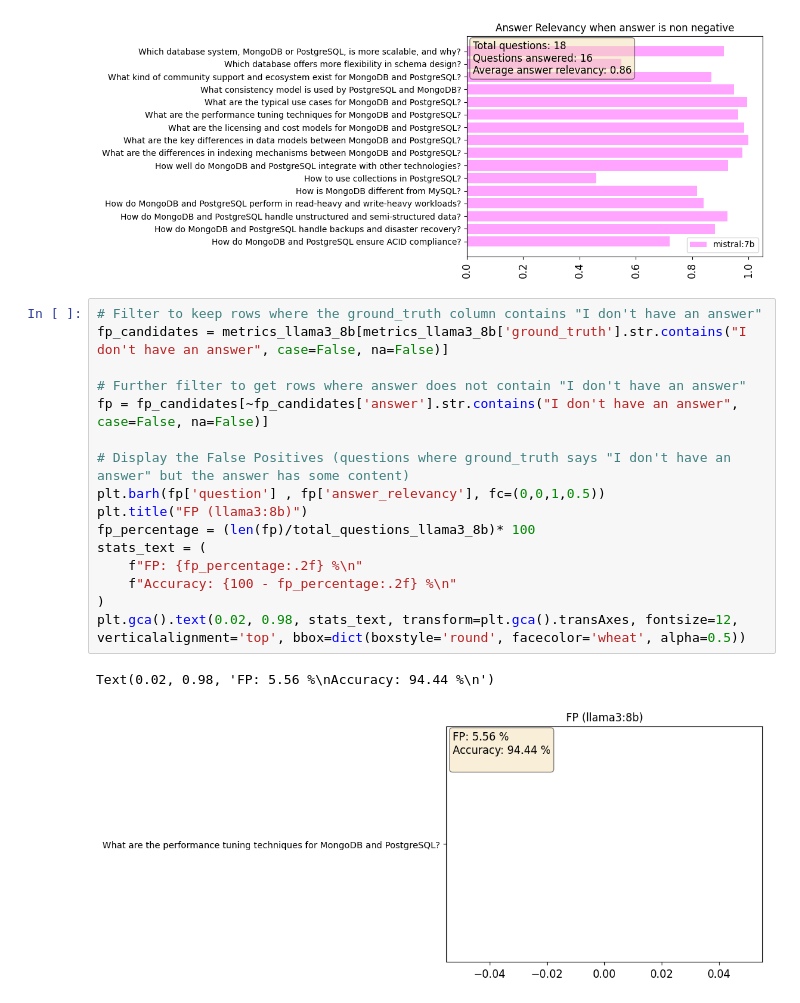
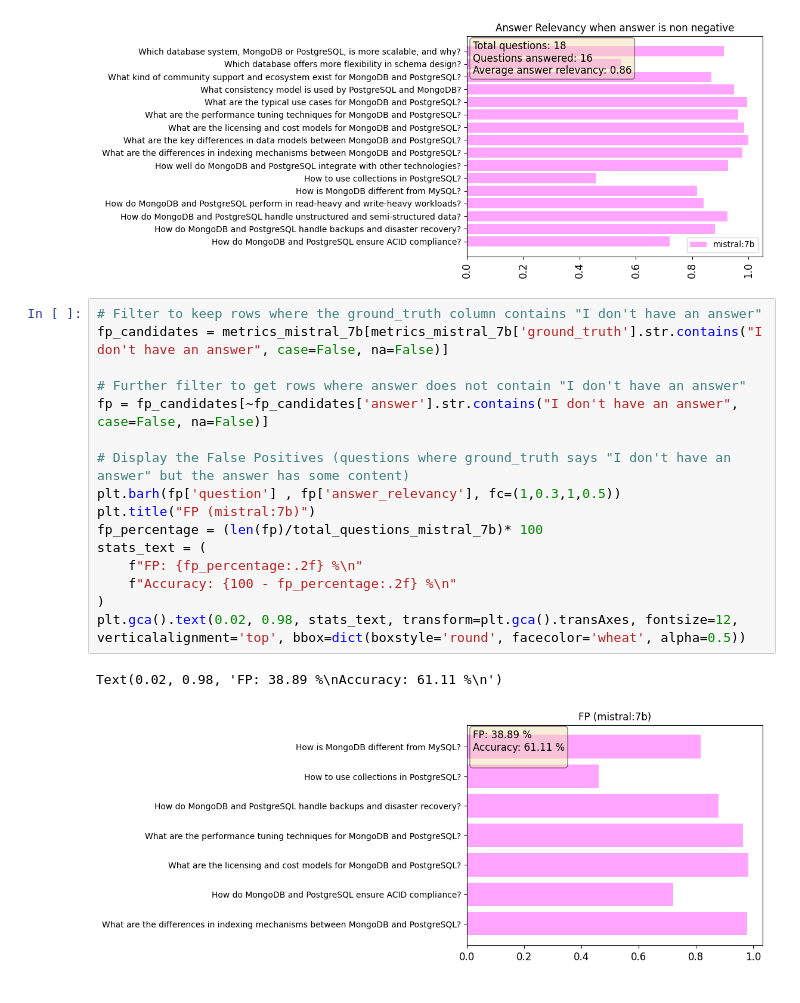
Before and after one commit to HarshitMishra76/vector-db-test, a Jupyter notebook: metrics.ipynb, the cells around one changed output. Saved outputs shown, nothing was run; the diff lists cells and outputs as text.

```diff
--- a/metrics.ipynb
+++ b/metrics.ipynb
@@ -120,20 +141,20 @@ Text(0.5, 1.0, 'Answer Relevancy when answer is non negative')
 [figure]
 # %%
 # Filter to keep rows where the ground_truth column contains "I don't have an answer"
-fp_candidates = metrics_llama3_8b[metrics_llama3_8b['ground_truth'].str.contains("I don't have an answer", case=False, na=False)]
+fp_candidates = metrics_mistral_7b[metrics_mistral_7b['ground_truth'].str.contains("I don't have an answer", case=False, na=False)]
 
 # Further filter to get rows where answer does not contain "I don't have an answer"
 fp = fp_candidates[~fp_candidates['answer'].str.contains("I don't have an answer", case=False, na=False)]
 
 # Display the False Positives (questions where ground_truth says "I don't have an answer" but the answer has some content)
-plt.barh(fp['question'] , fp['answer_relevancy'], fc=(0,0,1,0.5))
-plt.title("FP (llama3:8b)")
-fp_percentage = (len(fp)/total_questions_llama3_8b)* 100
+plt.barh(fp['question'] , fp['answer_relevancy'], fc=(1,0.3,1,0.5))
+plt.title("FP (mistral:7b)")
+fp_percentage = (len(fp)/total_questions_mistral_7b)* 100
 stats_text = (
     f"FP: {fp_percentage:.2f} %\n"
     f"Accuracy: {100 - fp_percentage:.2f} %\n"
 )
 plt.gca().text(0.02, 0.98, stats_text, transform=plt.gca().transAxes, fontsize=12, verticalalignment='top', bbox=dict(boxstyle='round', facecolor='wheat', alpha=0.5))
 # %% [output]
-Text(0.02, 0.98, 'FP: 5.56 %\nAccuracy: 94.44 %\n')
+Text(0.02, 0.98, 'FP: 38.89 %\nAccuracy: 61.11 %\n')
-[figure, old version]
+[figure, new version]
```
Also changed, not shown: parts of 5 cells of this notebook, 3 other files.
